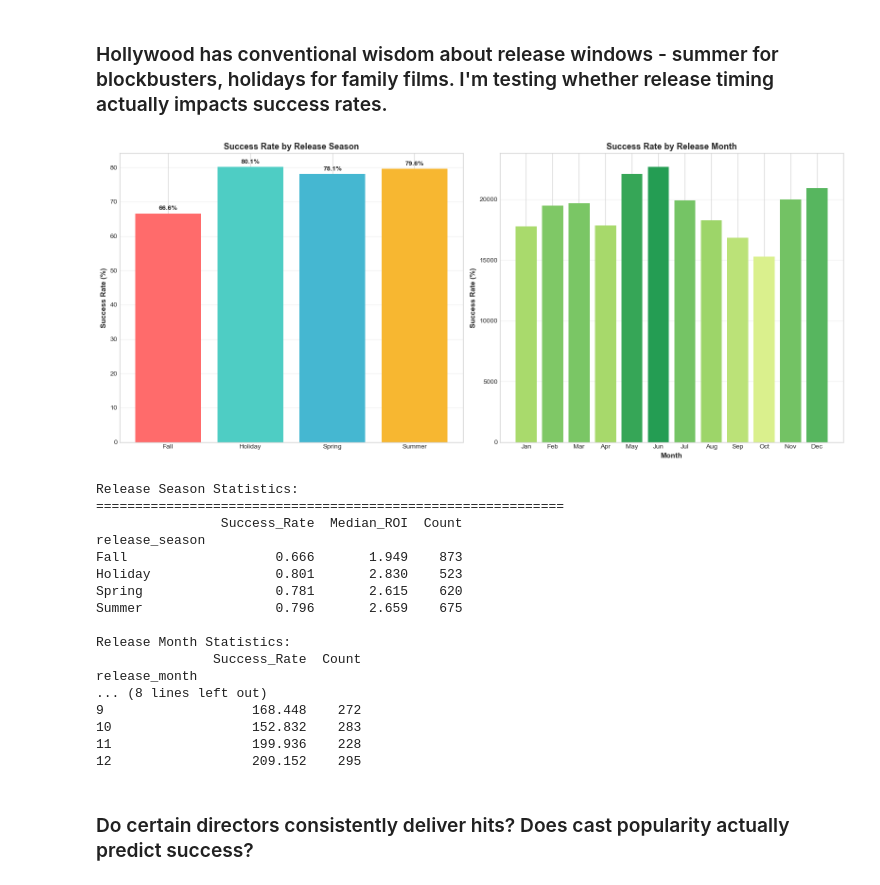
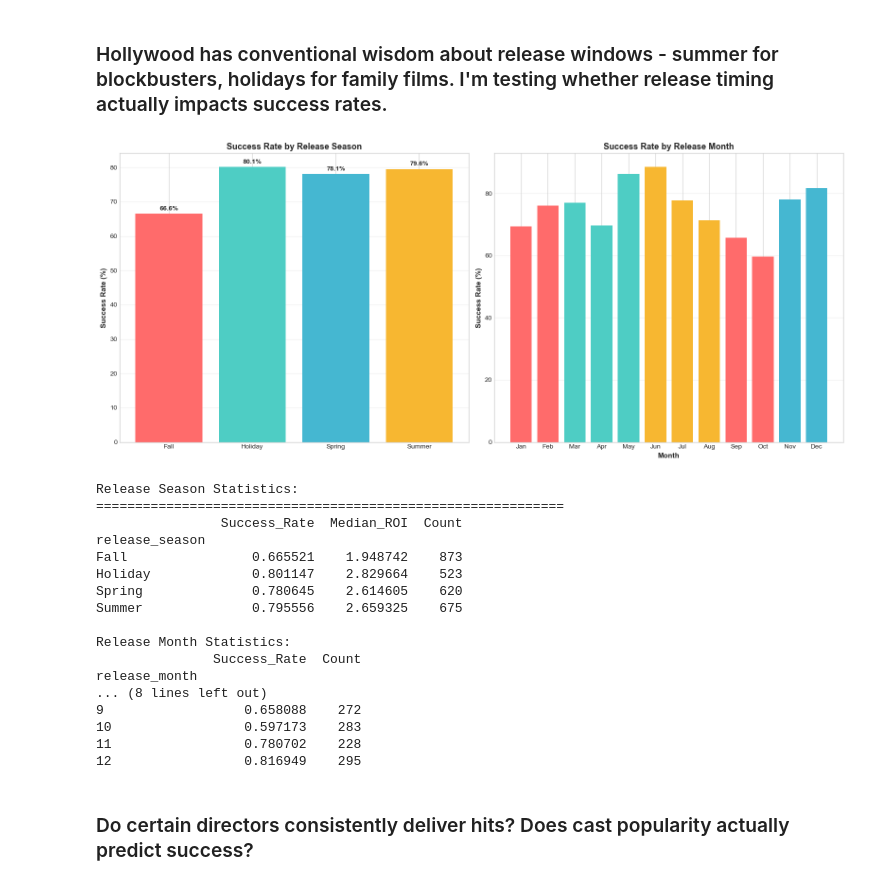
Before and after one commit to nm1237/DSAN5000_project, a Jupyter notebook: technical-details/eda/main.ipynb, the cells around one changed output. Cells and saved outputs as stored; diff of their text form; code cells hidden in the pictures.

```diff
--- a/technical-details/eda/main.ipynb
+++ b/technical-details/eda/main.ipynb
@@ -129,21 +154,23 @@ Blockbuster  3.570919  3.076213   2.255803    224
 # %% [markdown]
 ### Different genres have different success rates and profitability patterns. I'm analyzing which genres consistently deliver profitable films.
 # %%
-# genre success rates
+# genre success rates - FIXED
 genre_stats = df.groupby('primary_genre').agg({
-    'profitable': ['mean', 'count'],
+    'profitable': 'mean',  # Just mean, not ['mean', 'count']
+    'movie_id': 'count',   # Use a different column for count
     'roi': 'median'
-}).round(3)
+})
 
 genre_stats.columns = ['Success_Rate', 'Movie_Count', 'Median_ROI']
-genre_stats = genre_stats[genre_stats['Movie_Count'] >= 30]  # only genres with 30+ movies
+genre_stats = genre_stats[genre_stats['Movie_Count'] >= 30]
 genre_stats = genre_stats.sort_values('Success_Rate', ascending=False)
 
 # figure with two subplots
 fig, (ax1, ax2) = plt.subplots(1, 2, figsize=(16, 7))
 
 # plot 1: success rate
-colors = plt.cm.RdYlGn(genre_stats['Success_Rate'])
+colors = 'lightgreen'
+ax1.barh(genre_stats.index, genre_stats['Success_Rate'] * 100, color=colors)
 ax1.barh(genre_stats.index, genre_stats['Success_Rate'] * 100, color=colors)
 ax1.set_xlabel('Success Rate (%)', fontsize=11, fontweight='bold')
 ax1.set_title('Genre Success Rates (% Profitable)', fontsize=13, fontweight='bold')
@@ -195,12 +222,12 @@ Thriller              140.800          131       1.296
 # release timing analysis
 fig, (ax1, ax2) = plt.subplots(1, 2, figsize=(16, 7))
 
-# by Season
+# by season
 season_stats = df.groupby('release_season').agg({
     'profitable': 'mean',
     'roi': 'median',
     'movie_id': 'count'
-}).round(3)
+})
 season_stats.columns = ['Success_Rate', 'Median_ROI', 'Count']
 
 # plot 1: success by season
@@ -213,53 +240,72 @@ ax1.grid(True, alpha=0.3, axis='y')
 # add labels
 for i, (idx, row) in enumerate(season_stats.iterrows()):
     ax1.text(i, row['Success_Rate'] * 100 + 1, f"{row['Success_Rate']*100:.1f}%",
              ha='center', fontsize=10, fontweight='bold')
 
+
 # plot 2: by month
 month_stats = df.groupby('release_month').agg({
     'profitable': 'mean',
     'movie_id': 'count'
-}).round(3)
+})
 month_stats.columns = ['Success_Rate', 'Count']
 
 months = ['Jan', 'Feb', 'Mar', 'Apr', 'May', 'Jun',
           'Jul', 'Aug', 'Sep', 'Oct', 'Nov', 'Dec']
-colors2 = plt.cm.RdYlGn(month_stats['Success_Rate'])
+
+# color months by their season
+month_season_colors = {
+    1: '#ff6b6b',  # Jan - Fall
+    2: '#ff6b6b',  # Feb - Fall
+    3: '#4ecdc4',  # Mar - Spring
+    4: '#4ecdc4',  # Apr - Spring
+    5: '#4ecdc4',  # May - Spring
+    6: '#f7b731',  # Jun - Summer
+    7: '#f7b731',  # Jul - Summer
+    8: '#f7b731',  # Aug - Summer
+    9: '#ff6b6b',  # Sep - Fall
+    10: '#ff6b6b', # Oct - Fall
+    11: '#45b7d1', # Nov - Holiday
+    12: '#45b7d1'  # Dec - Holiday
+}
+colors2 = [month_season_colors[i] for i in range(1, 13)]
+
 ax2.bar(range(1, 13), month_stats['Success_Rate'] * 100, color=colors2)
 ax2.set_xlabel('Month', fontsize=11, fontweight='bold')
 ax2.set_ylabel('Success Rate (%)', fontsize=11, fontweight='bold')
 ax2.set_title('Success Rate by Release Month', fontsize=13, fontweight='bold')
 ax2.set_xticks(range(1, 13))
 ax2.set_xticklabels(months)
 ax2.grid(True, alpha=0.3, axis='y')
 
 plt.tight_layout()
 plt.show()
 
 print("\nRelease Season Statistics:")
 print("="*60)
 print(season_stats)
+
 print("\nRelease Month Statistics:")
 print(month_stats)
 # %% [output]
-[figure, old version]
+[figure, new version]
 Release Season Statistics:
 ============================================================
                 Success_Rate  Median_ROI  Count
 release_season
-Fall                   0.666       1.949    873
-Holiday                0.801       2.830    523
-Spring                 0.781       2.615    620
-Summer                 0.796       2.659    675
+Fall                0.665521    1.948742    873
+Holiday             0.801147    2.829664    523
+Spring              0.780645    2.614605    620
+Summer              0.795556    2.659325    675
 
 Release Month Statistics:
                Success_Rate  Count
 release_month
 ... (8 lines left out)
-9                   168.448    272
-10                  152.832    283
-11                  199.936    228
-12                  209.152    295
+9                  0.658088    272
+10                 0.597173    283
+11                 0.780702    228
+12                 0.816949    295
 # %% [markdown]
 ### Do certain directors consistently deliver hits? Does cast popularity actually predict success?
 # %%
```
Also changed, not shown: parts of 2 cells of this notebook, 12 other files.
